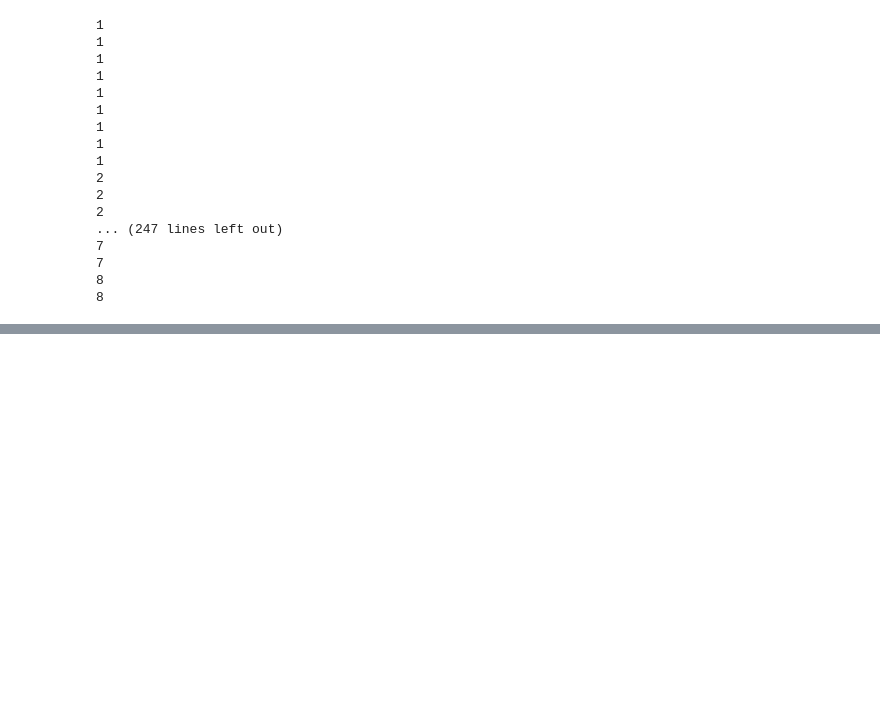
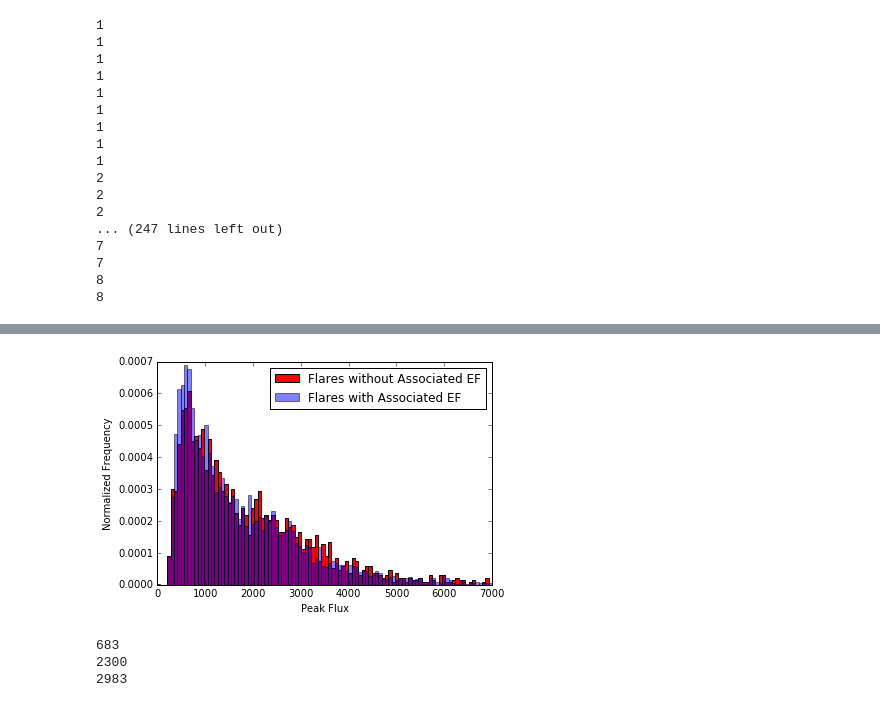
Before and after one commit to Nschanche/Flux_Emergence_and_flares, a Jupyter notebook: fluxing_flares_2.ipynb, the cells around one changed output, grey strips where cells are left out. Saved outputs shown, nothing was run; the diff lists cells and outputs as text; code cells hidden in the pictures; blank space fills up the shorter version.

```diff
--- a/fluxing_flares_2.ipynb
+++ b/fluxing_flares_2.ipynb
@@ -229,0 +335,27 @@ for i in range(1,9):
+# %%
+no_ef_flares = flare_set.ix[flare_set['is_ef']==0]
+ef_flares = flare_set.ix[flare_set['is_ef']==1]
+peak_flux_ef = ef_flares['sum_peakflux']
+peak_flux_no_ef = no_ef_flares['sum_peakflux']
+_ = plt.hist(peak_flux_no_ef, color = 'r', bins = 100, normed = True, label = 'Flares without Associated EF',
+            range = (0,7000))
+_ = plt.hist(peak_flux_ef, bins = 100, normed = True, label = 'Flares with Associated EF', alpha = 0.5, range = (0,7000))
+
+plt.legend()
+_ = plt.xlabel('Peak Flux')
+_ = plt.ylabel('Normalized Frequency')
+# %% [output]
+[figure, added]
+# %%
+
+goes = pd.read_csv('flare_search_starting_w_goes2011-03-01_2016-06-01_12_60_100.csv', delimiter = ',', header = 0)
+no_ef_goes = goes.ix[goes['is_ef']==0]
+ef_goes = goes.ix[goes['is_ef']==1]
+
+print no_ef_goes.shape[0]
+print ef_goes.shape[0]
+print goes.shape[0]
+# %% [output]
+683
+2300
+2983
```
Also changed, not shown: parts of 10 cells of this notebook, 5 other files.
